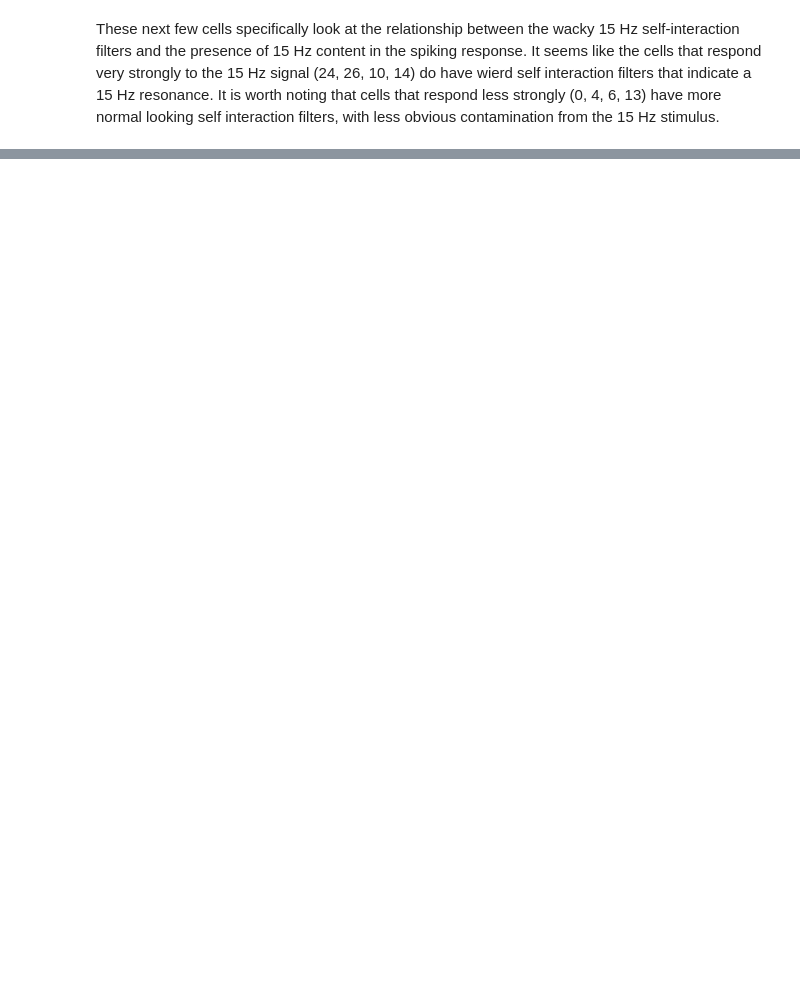
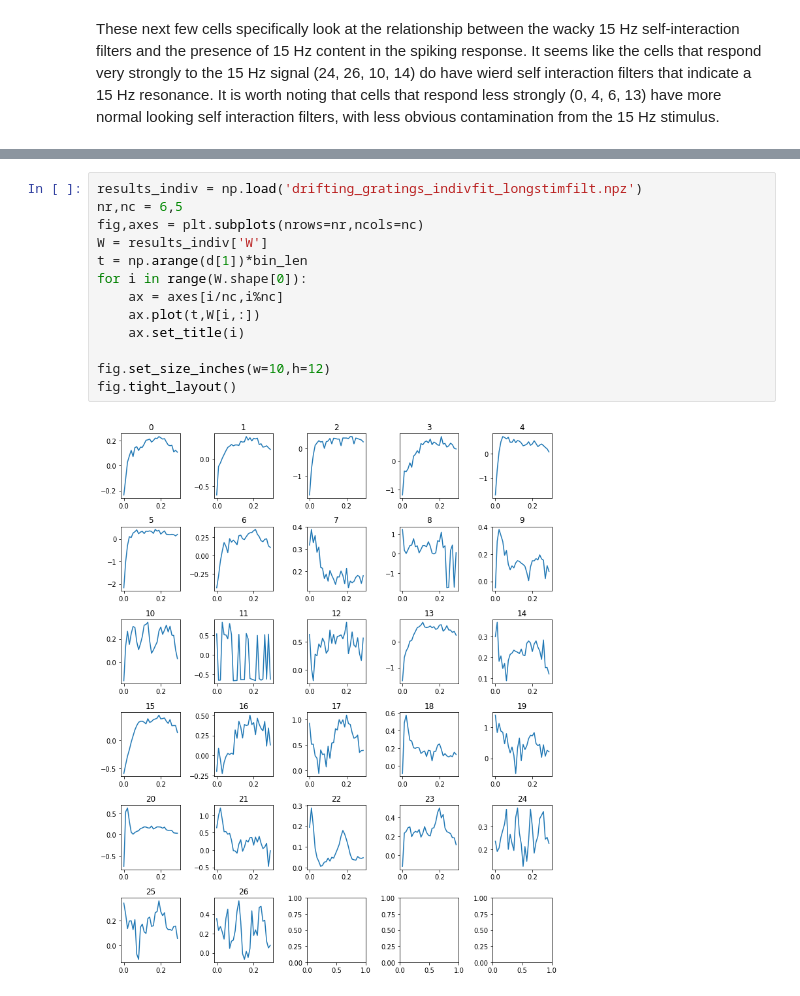
Before and after one commit to zdeblick/fun-con, a Jupyter notebook: Report.ipynb, the cells around one changed output, grey strips where cells are left out. Drawn from its saved outputs; the diff is of its cells as text; blank space fills up the shorter version.

```diff
--- a/Report.ipynb
+++ b/Report.ipynb
@@ -389,0 +441,15 @@ fig.tight_layout()
+# %%
+results_indiv = np.load('drifting_gratings_indivfit_longstimfilt.npz')
+nr,nc = 6,5
+fig,axes = plt.subplots(nrows=nr,ncols=nc)
+W = results_indiv['W']
+t = np.arange(d[1])*bin_len
+for i in range(W.shape[0]):
+    ax = axes[i/nc,i%nc]
+    ax.plot(t,W[i,:])
+    ax.set_title(i)
+
+fig.set_size_inches(w=10,h=12)
+fig.tight_layout()
+# %% [output]
+[figure, added]
```
Also changed, not shown: parts of 18 cells of this notebook, 9 other files.
